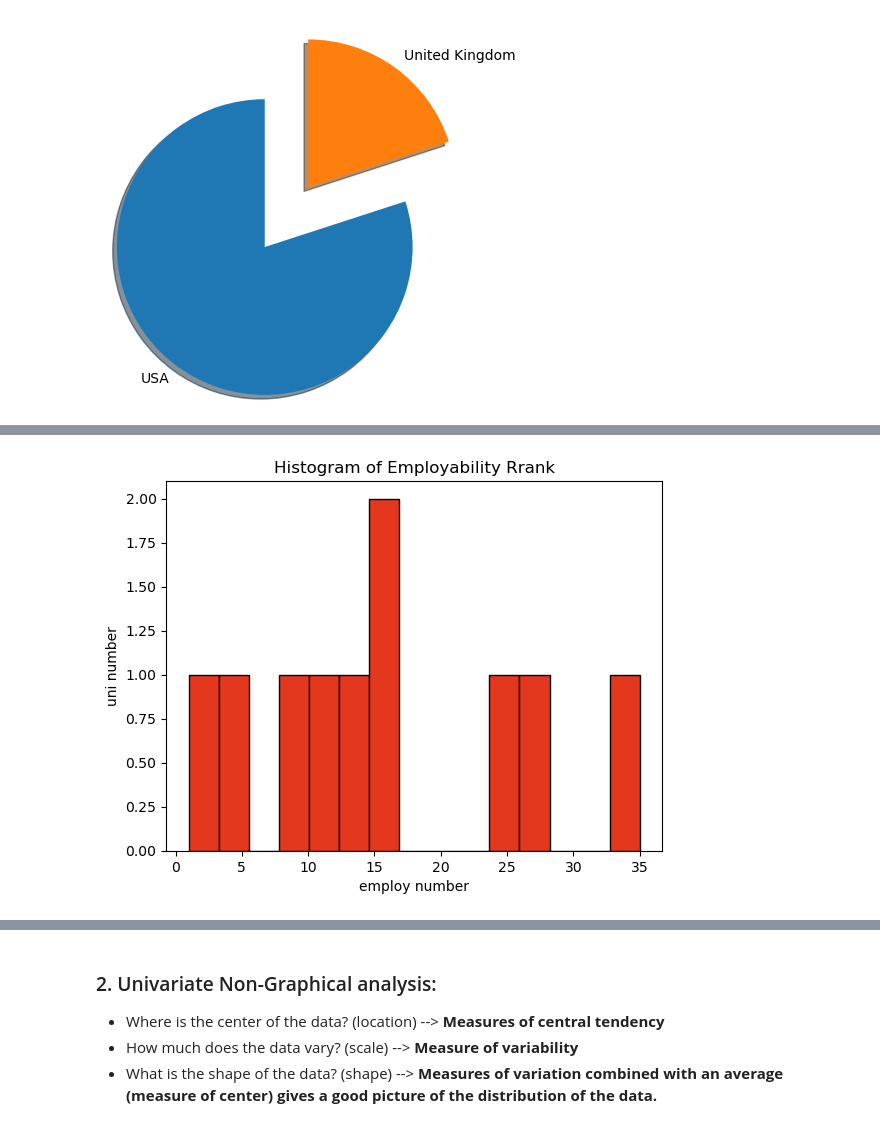
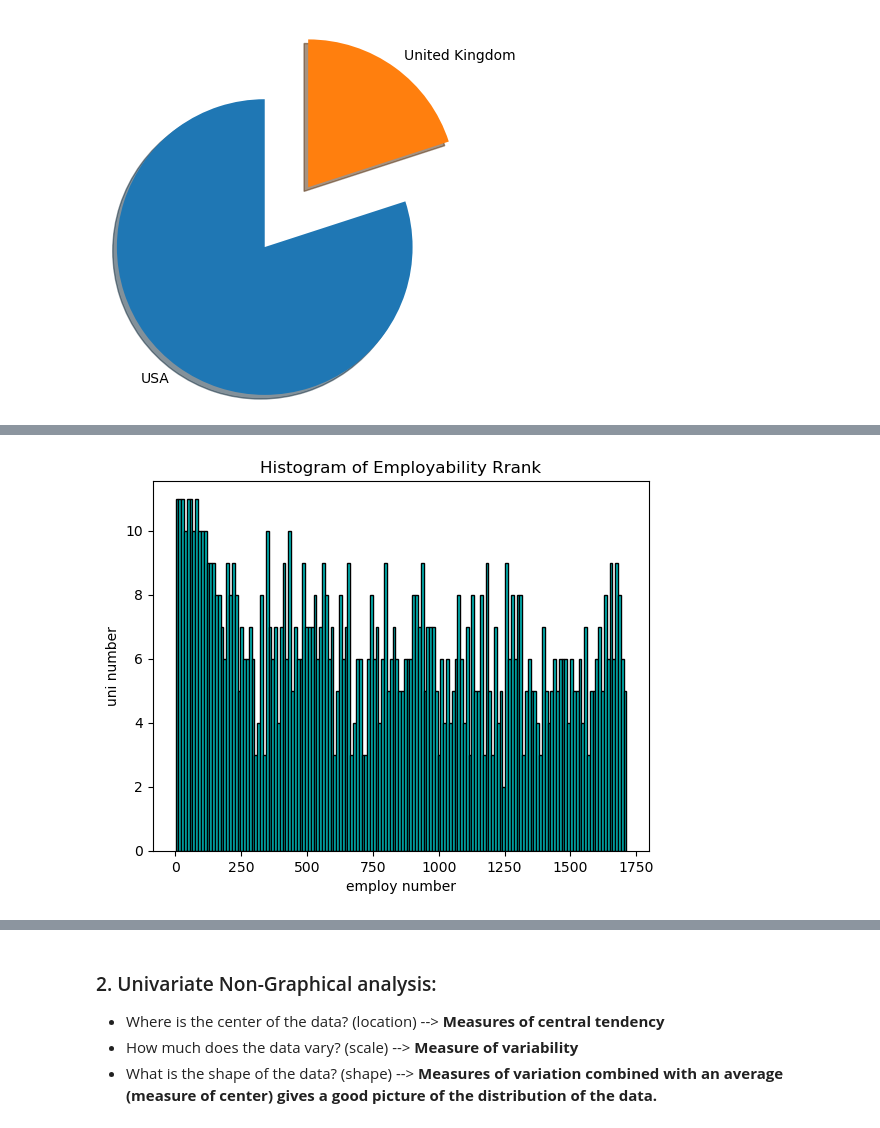
Before and after one commit to Tuwaiq-DS-ML-bootcamp-V-7/Usecase-3-Project-2, a Jupyter notebook: EDA explain template 3.ipynb, the cells around one changed output, grey strips where cells are left out. Drawn from its saved outputs; the diff is of its cells as text; code cells hidden in the pictures.

```diff
--- a/EDA explain template 3.ipynb
+++ b/EDA explain template 3.ipynb
@@ -311,12 +297,9 @@ memory usage: 140.8+ KB
 # %%
 df['World Rank'] = df['World Rank'].map(lambda x: int(x.split('T')[0]))
+# %%
+df['University Names'] = df['University Names'].map(lambda x : x.split("\n")[0] if "\n" in x else x)
 # %%
-df['Educational Rank'] = df['Educational Rank'].map(lambda x : 0 if x == '-' else x)
-df['Employability Rank'] = df['Employability Rank'].map(lambda x : 0 if x == '-' else x)
-df['Faculty Rank'] = df['Faculty Rank'].map(lambda x : 0 if x == '-' else x)
-df['Research Rank'] = df['Research Rank'].map(lambda x : 0 if x == '-' else x)
+df['Educational Rank'] = df['Educational Rank'].map(lambda x : int(0) if x == '-' else int(x))
+df['Employability Rank'] = df['Employability Rank'].map(lambda x: int('0') if x == '-' else int(x))
+df['Faculty Rank'] = df['Faculty Rank'].map(lambda x : int('0')if x == '-' else int(x))
+df['Research Rank'] = df['Research Rank'].map(lambda x : int('0')if x == '-' else int(x))
-# %%
-df['Educational Rank'] = df['Educational Rank'].astype(int)
-df['Employability Rank'] = df['Employability Rank'].astype(int)
-df['Faculty Rank'] = df['Faculty Rank'].astype(int)
-df['Research Rank'] = df['Research Rank'].astype(int)
@@ -430,3 +412,5 @@ Name: count, dtype: int64
+# %%
+Emplo = df[df['Employability Rank'] > 0]
 # %%
 plt.bar(counts_Location.index,
         counts_Location.values,
@@ -485,11 +434,11 @@ Name: Employability Rank, Length: 2000, dtype: int32>
 # %%
-plt.hist(df['Employability Rank'].head(10),
-         facecolor = '#E3371E', edgecolor = 'black',
-         bins = 15
+plt.hist(Emplo["Employability Rank"],
+         facecolor = 'c', edgecolor = 'black',
+         bins = 160
         ) #bins = 6 means 6 bars
 plt.xlabel('employ number')
 plt.ylabel('uni number')
 plt.title(f'Histogram of Employability Rrank')
 plt.show()
 # %% [output]
-[figure, old version]
+[figure, new version]
```
Also changed, not shown: parts of 22 cells of this notebook.
